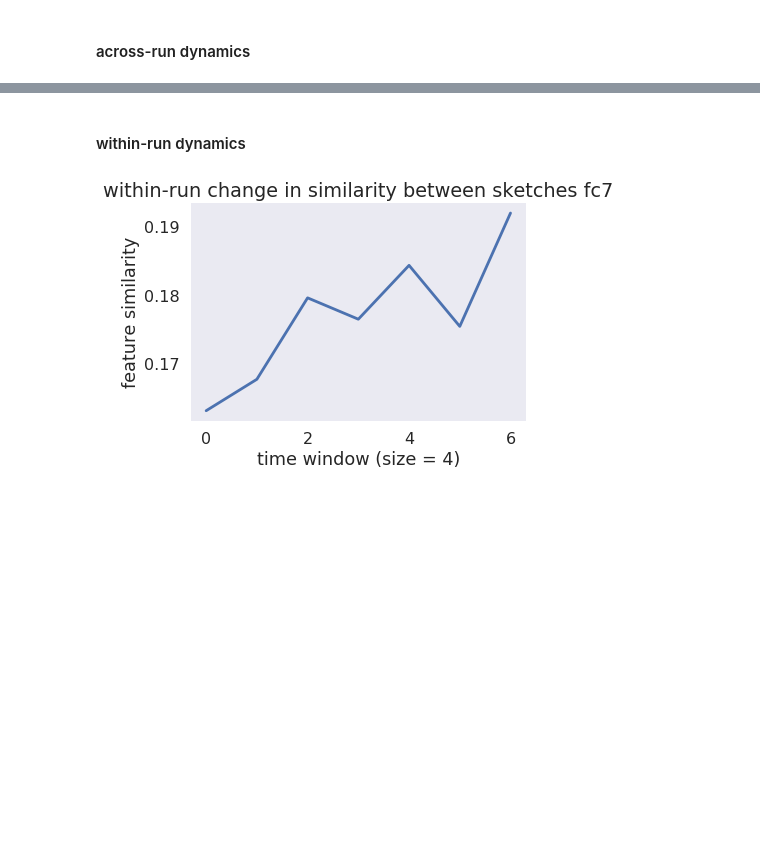
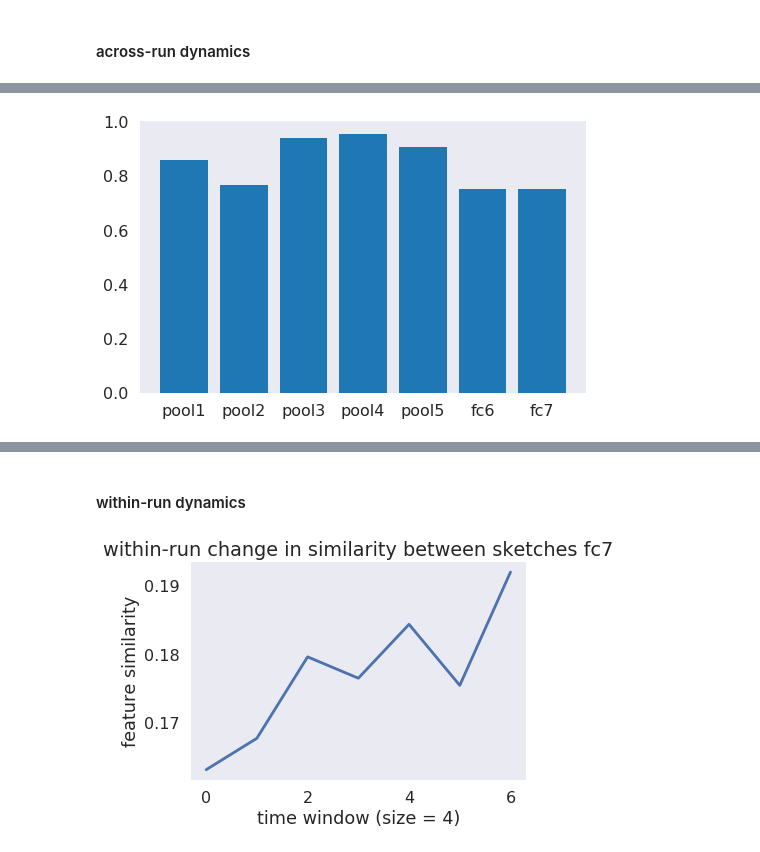
Before and after one commit to judithfan/sketchfeat, a Jupyter notebook: sketches/sketch_feature_analysis_Judy.ipynb, the cells around one changed output, grey strips where cells are left out. Drawn from its saved outputs; the diff is of its cells as text; code cells hidden in the pictures; blank space fills up the shorter version.

```diff
--- a/sketches/sketch_feature_analysis_Judy.ipynb
+++ b/sketches/sketch_feature_analysis_Judy.ipynb
@@ -412,0 +411,19 @@ W.to_csv('sketch_similarity_timecourse_across_runs_{}.csv'.format(which_feat))
+# %%
+Z = pd.DataFrame(SUPERSIM)
+Z = Z.transpose()
+Z.columns = layer_names
+Z = Z.assign(subj=pd.Series(subs).values)
+Z.to_csv('mean_similarity_btw_target_competitor_by_layer.csv')
+
+Z = pd.DataFrame(1 - SUPERSIM)
+Z = Z.transpose()
+Z.columns = layer_names
+Z = Z.assign(subj=pd.Series(subs).values)
+Z.to_csv('mean_distance_btw_target_competitor_by_layer.csv')
+# %%
+plt.figure(figsize=(8,5))
+xinds = np.arange(len(Z.columns)-1)
+plt.bar(xinds,Z.mean(0))
+tick = plt.xticks(xinds,Z.columns)
+# %% [output]
+[figure, added]
```
Also changed, not shown: parts of 12 cells of this notebook, 1 other file.
